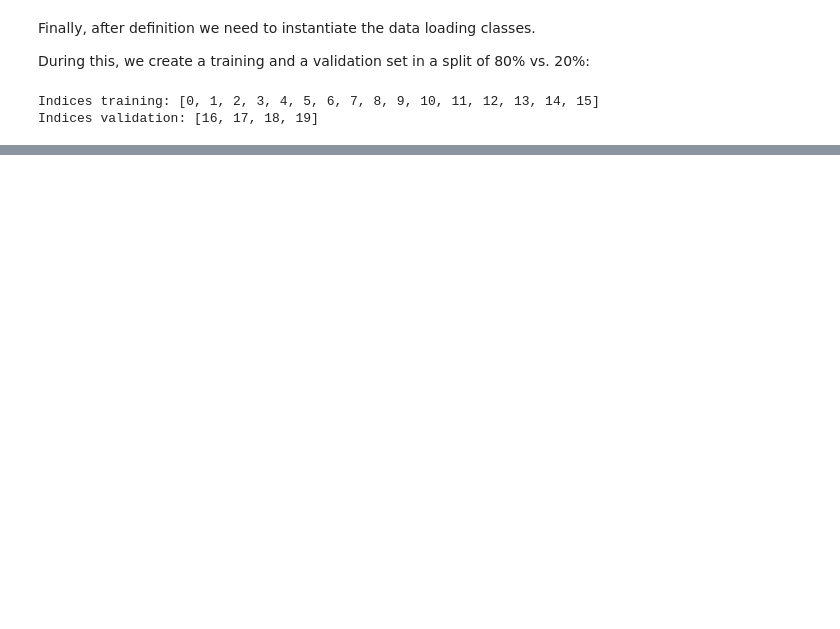
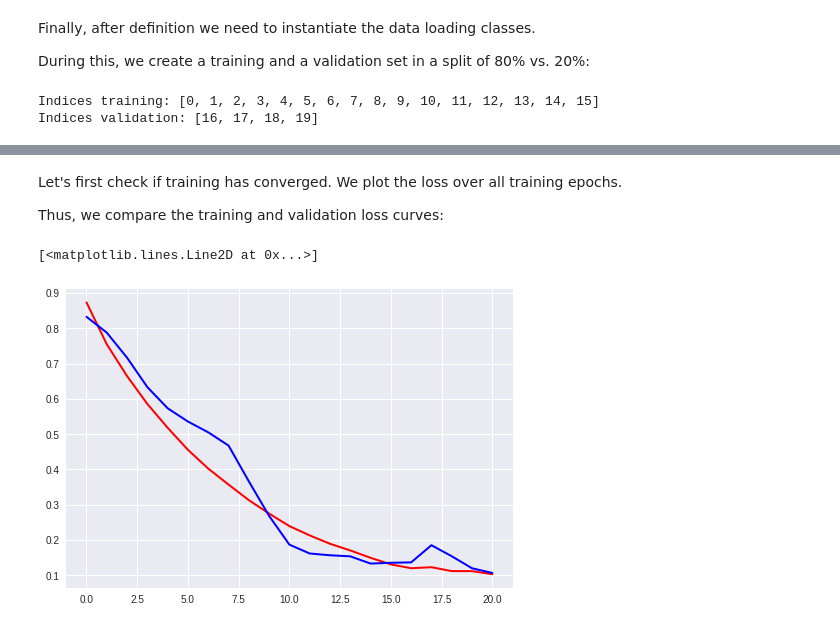
Before and after one commit to multimodallearning/bvm_tutorial, a Jupyter notebook: bvm_basis.ipynb, the cells around one changed output, grey strips where cells are left out. Saved outputs shown, nothing was run; the diff lists cells and outputs as text; code cells hidden in the pictures; blank space fills up the shorter version.

```diff
--- a/bvm_basis.ipynb
+++ b/bvm_basis.ipynb
@@ -219,5 +155,6 @@ How does a batch look like?
 # %%
 # Print training batch sample sizes
-for sample in loader_training:
-  print(sample['image'].size(), sample['label'].size())
+print('Batch size of', batch_size, 'gives you the following batches per epoch:')
+for idx, sample in enumerate(loader_training):
+  print('Mini-batch', idx, 'of size', sample['image'].size())
 # %% [output]
@@ -366,18 +298,0 @@ And now: Run the training!
-# %%
-for epoch in range(n_epochs):
-  # Scheduler will adapt the learning rate once the step count reaches threshold
-  scheduler.step()
-
-  print('Epoch', epoch, end=':')
-
-  # Train
-  process_batches(net, loader_training, optimizer, criterion, axs, z_slice,
-                  is_training=True)
-
-  print(end=' | ')
-
-  # Validate
-  process_batches(net, loader_validate, optimizer, criterion, axs, z_slice,
-                  is_training=False)
-
-  print()
@@ -401,0 +389,10 @@ Epoch 49:0.021261717658489943 | 0.01989942230284214
+# %% [markdown]
+Let's first check if training has converged. We plot the loss over all training epochs.
+
+Thus, we compare the training and validation loss curves:
+# %%
+plt.plot(losses_training, 'r-', linewidth=2)  # training loss in red
+plt.plot(losses_validate, 'b-', linewidth=2)  # validation loss in blue
+# %% [output]
+[<matplotlib.lines.Line2D at 0x...>]
+[figure, added]
```
Also changed, not shown: parts of 36 cells of this notebook.
